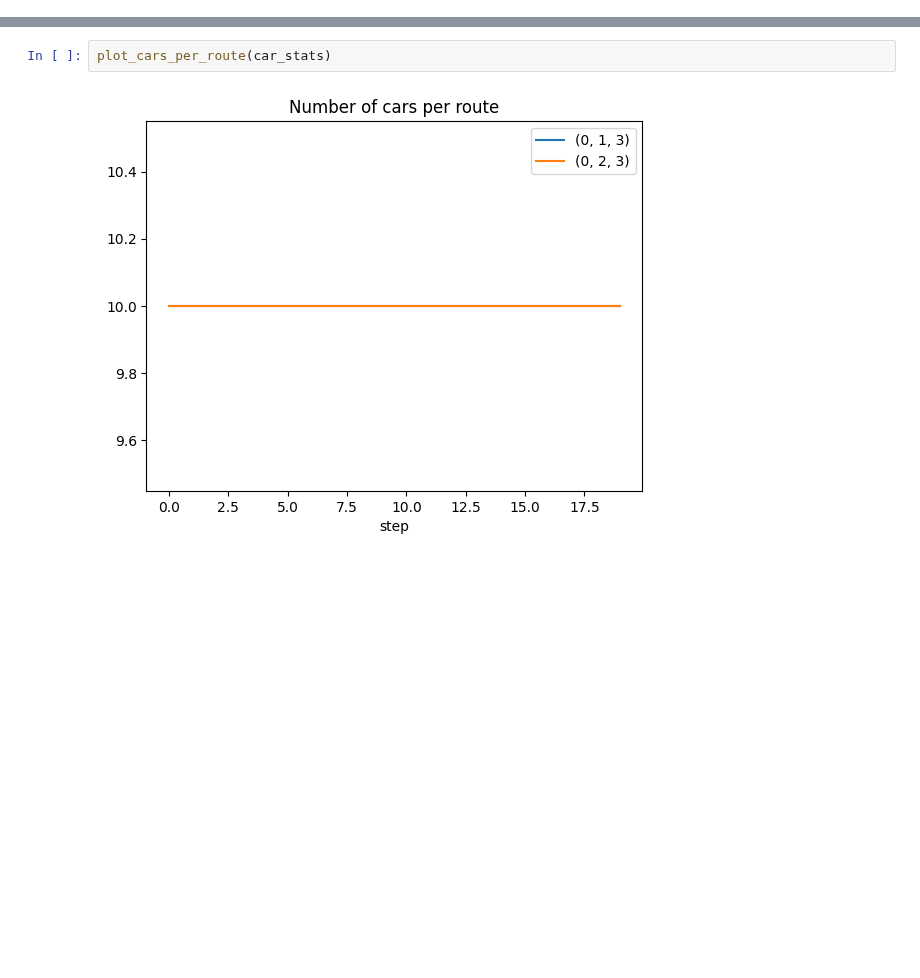
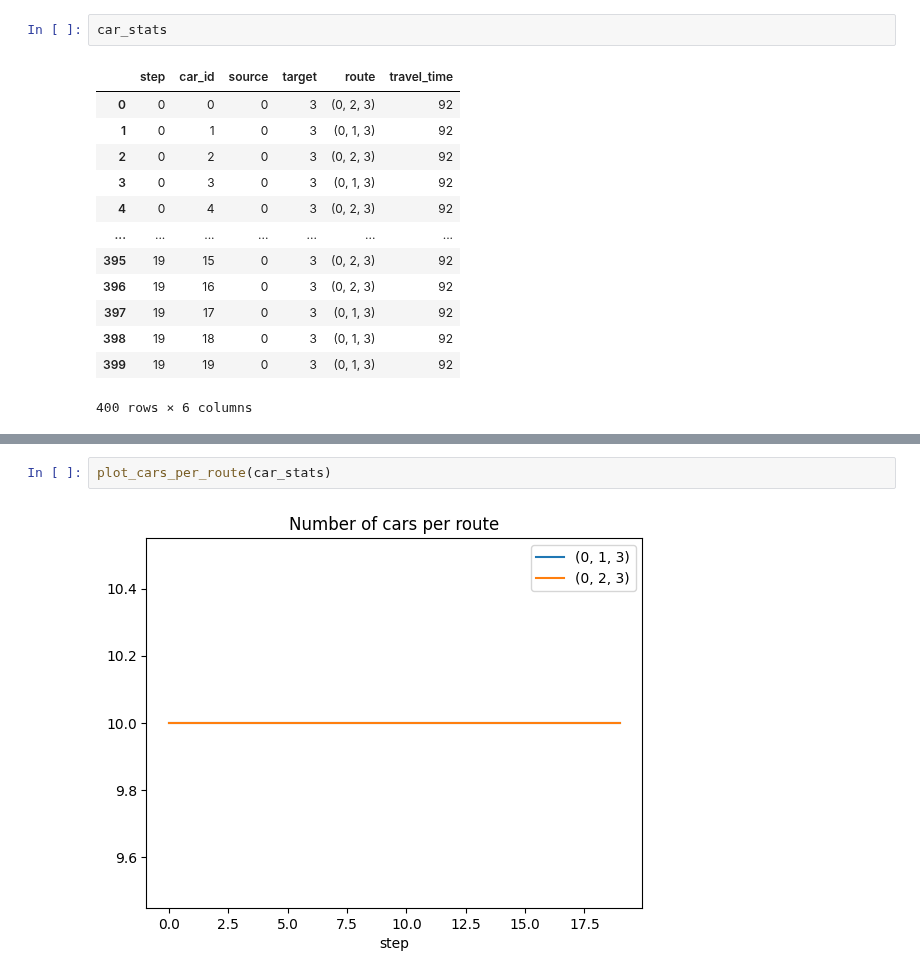
Before and after one commit to michoest/aamas-2024, a Jupyter notebook: src/traffic/v2/single_step.ipynb, the cells around one changed output, grey strips where cells are left out. Drawn from its saved outputs; the diff is of its cells as text; blank space fills up the shorter version.

```diff
--- a/src/traffic/v2/single_step.ipynb
+++ b/src/traffic/v2/single_step.ipynb
@@ -35,3 +40,19 @@ step_stats, car_stats = run(model, number_of_steps, verbose=False)
+# %%
+car_stats
+# %% [output]
+|  | step | car_id | source | target | route | travel_time |
+| 0 | 0 | 0 | 0 | 3 | (0, 2, 3) | 92 |
+| 1 | 0 | 1 | 0 | 3 | (0, 1, 3) | 92 |
+| 2 | 0 | 2 | 0 | 3 | (0, 2, 3) | 92 |
+| 3 | 0 | 3 | 0 | 3 | (0, 1, 3) | 92 |
+| 4 | 0 | 4 | 0 | 3 | (0, 2, 3) | 92 |
+| ... | ... | ... | ... | ... | ... | ... |
+| 395 | 19 | 15 | 0 | 3 | (0, 2, 3) | 92 |
+| 396 | 19 | 16 | 0 | 3 | (0, 2, 3) | 92 |
+| 397 | 19 | 17 | 0 | 3 | (0, 1, 3) | 92 |
+| 398 | 19 | 18 | 0 | 3 | (0, 1, 3) | 92 |
+| 399 | 19 | 19 | 0 | 3 | (0, 1, 3) | 92 |
+400 rows × 6 columns
 # %%
 plot_social_welfare(step_stats)
 # %% [output]
```
Also changed, not shown: parts of 8 cells of this notebook, 3 other files.
